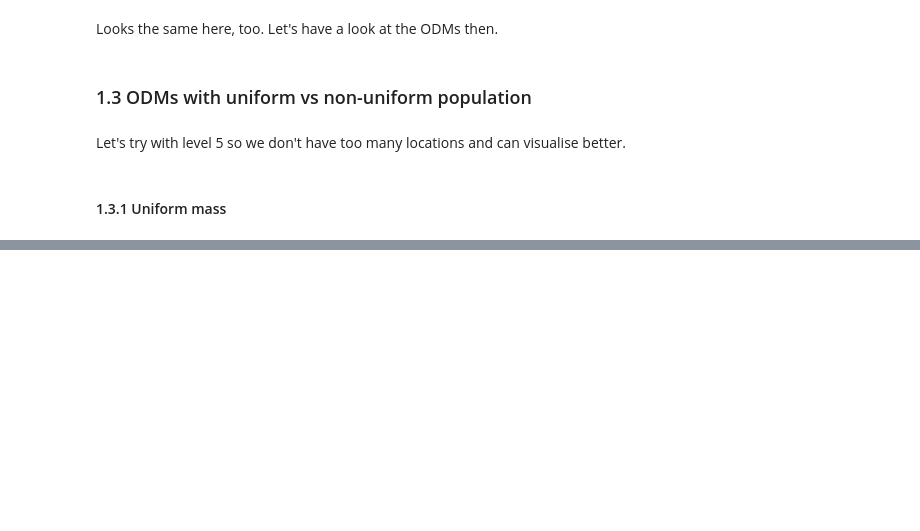
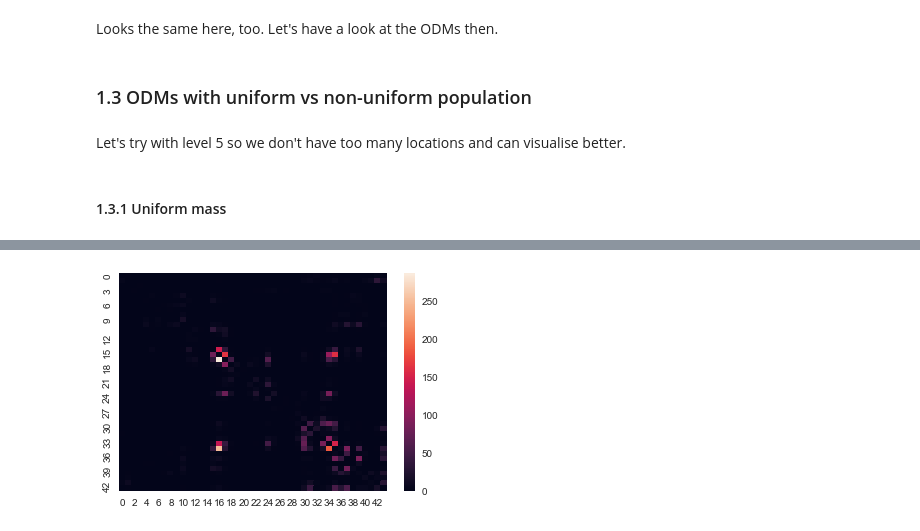
Before and after one commit to jbremz/human_mob, a Jupyter notebook: Notebooks/Ilaria's Log/Week 13.ipynb, the cells around one changed output, grey strips where cells are left out. Drawn from its saved outputs; the diff is of its cells as text; code cells hidden in the pictures; blank space fills up the shorter version.

```diff
--- a/Notebooks/Ilaria's Log/Week 13.ipynb
+++ b/Notebooks/Ilaria's Log/Week 13.ipynb
@@ -99,2 +103,8 @@ plt.show()
+# %%
+odm = eps_scale.gravity_ODM(levels, 3, gamma)
+sns.heatmap(odm)
+plt.show()
+# %% [output]
+[figure, added]
 # %%
 lon_df = df[df['Easting'] < 561966][df['Easting'] > 493024][df['Northing'] < 207218][df['Northing'] > 150912]
```
Also changed, not shown: parts of 15 cells of this notebook.
